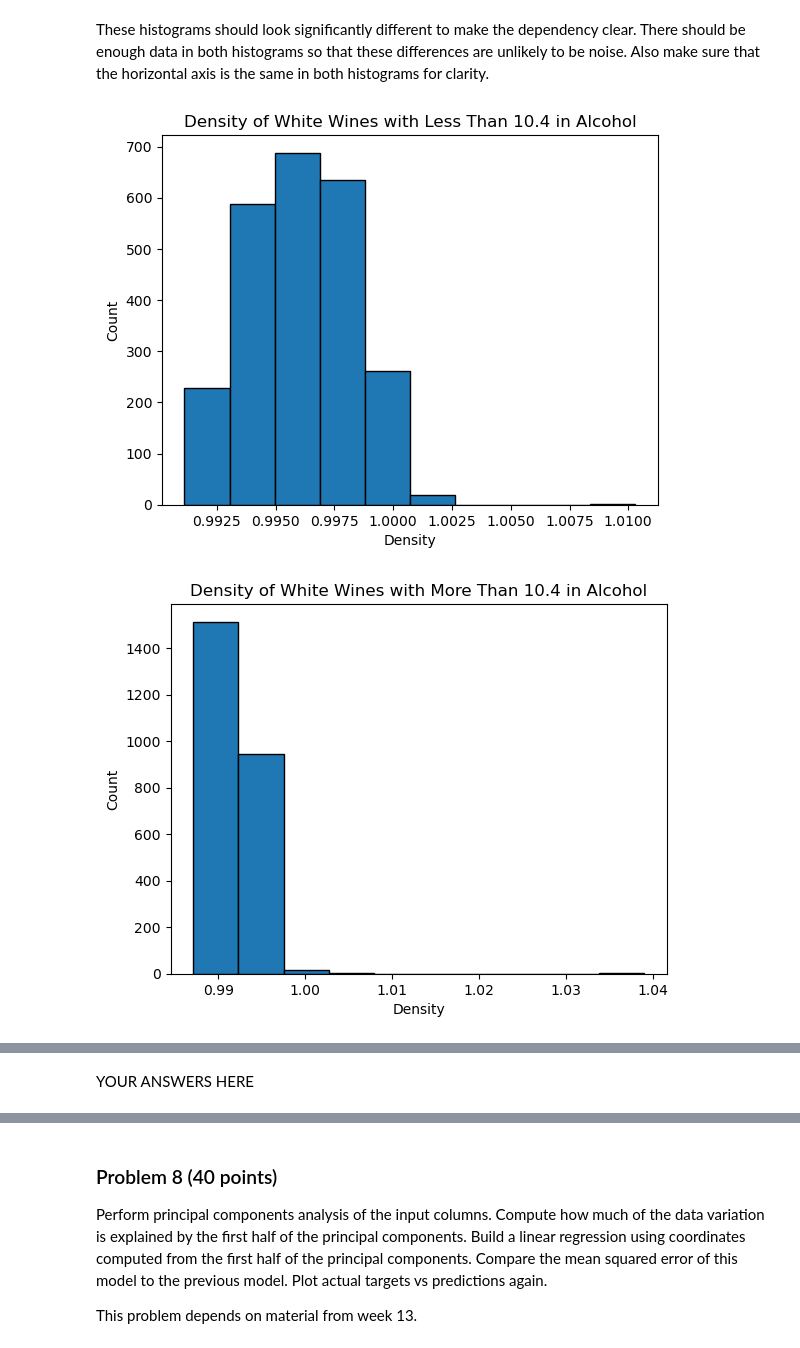
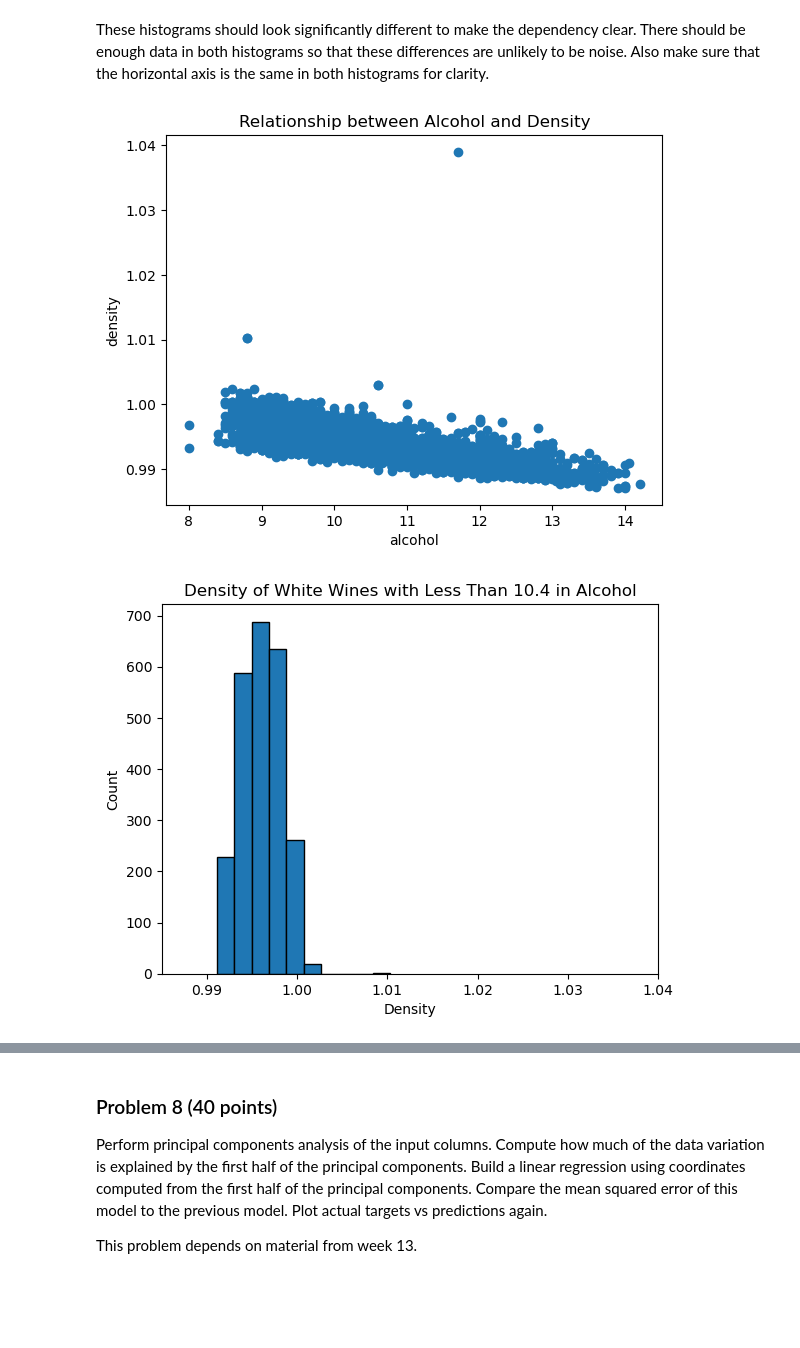
Before and after one commit to keshleem/dx601-final-project, a Jupyter notebook: project.ipynb, the cells around one changed output, grey strips where cells are left out. Drawn from its saved outputs; the diff is of its cells as text; code cells hidden in the pictures; blank space fills up the shorter version.

```diff
--- a/project.ipynb
+++ b/project.ipynb
@@ -467,32 +473,33 @@ Also make sure that the horizontal axis is the same in both histograms for clari
 # %%
 # threshold for alcohol, get the median, 10.4
 t = wine_quality_white['alcohol'].median()
 
 # gets all of the rows where the alcohol is less than the threshold, and displays the data set
 less_than = wine_quality_white[wine_quality_white['alcohol'] < t]
 
 # gets all of the rows where the alcohol is greater than the threshold, and displays the data set
 greater_than = wine_quality_white[wine_quality_white['alcohol'] >= t]
 
 # scatter plot to find dependencies across columns
-# plt.scatter(wine_quality_white['alcohol'], wine_quality_white['density'])
-# plt.title('Relationship between Alcohol and Density')
-# plt.xlabel('alcohol')
-# plt.ylabel('density')
-# plt.show()
+plt.scatter(wine_quality_white['alcohol'], wine_quality_white['density'])
+plt.title('Relationship between Alcohol and Density')
+plt.xlabel('alcohol')
+plt.ylabel('density')
+plt.show()
 
 # histogram for white wine densities
 plt.hist(less_than['density'], edgecolor='black')
 plt.title('Density of White Wines with Less Than 10.4 in Alcohol')
 plt.xlabel('Density')
 plt.ylabel('Count')
+plt.xlim(0.985, 1.04)
 plt.show()
 
-plt.hist(greater_than['density'], edgecolor='black')
+plt.hist(greater_than['density'], edgecolor='black', bins=20)
 plt.title('Density of White Wines with More Than 10.4 in Alcohol')
 plt.xlabel('Density')
 plt.ylabel('Count')
 plt.show()
 # %% [output]
-[figure, old version]
+[figure, new version]
-[figure, old version]
+[figure, new version]
@@ -499,2 +506,0 @@ plt.show()
-# %% [markdown]
-YOUR ANSWERS HERE
```
Also changed, not shown: parts of 13 cells of this notebook.
